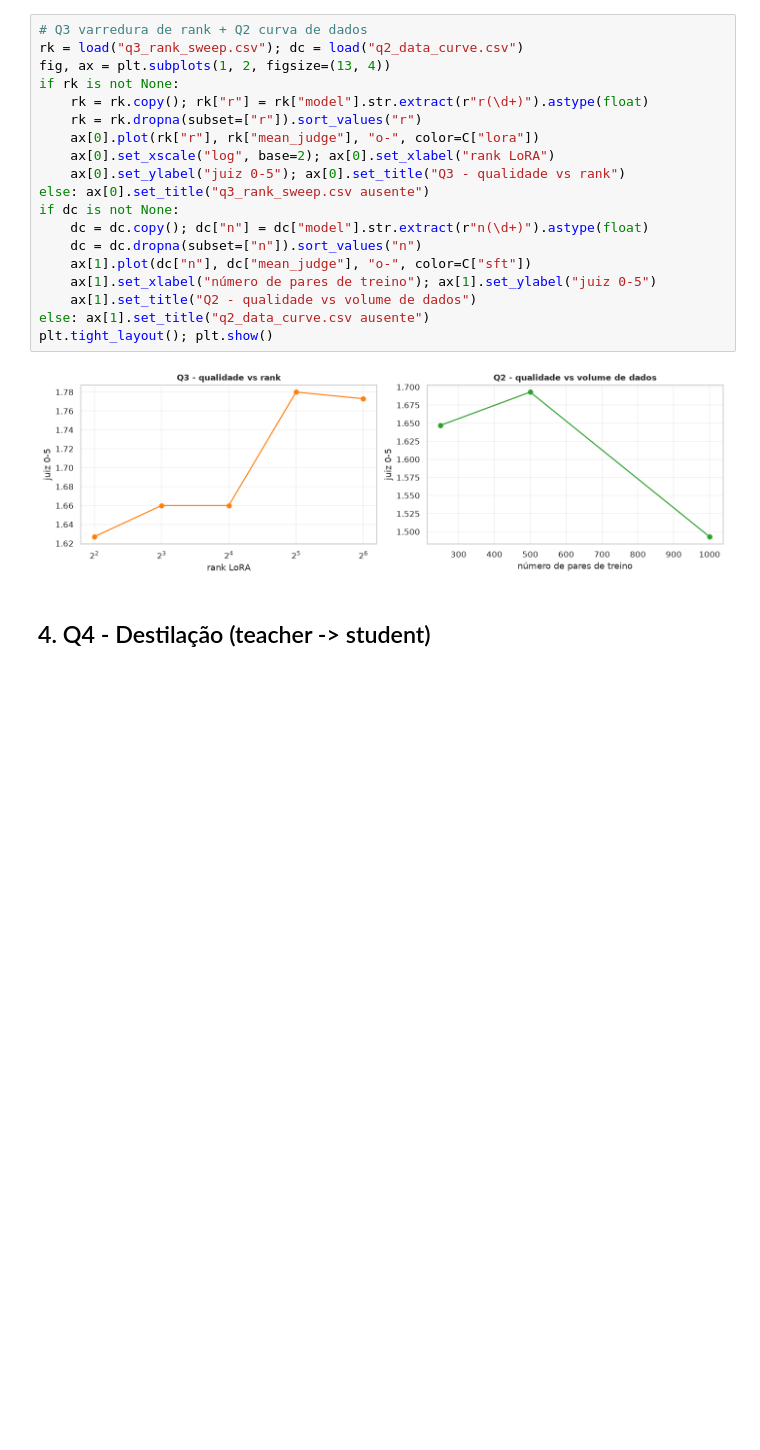
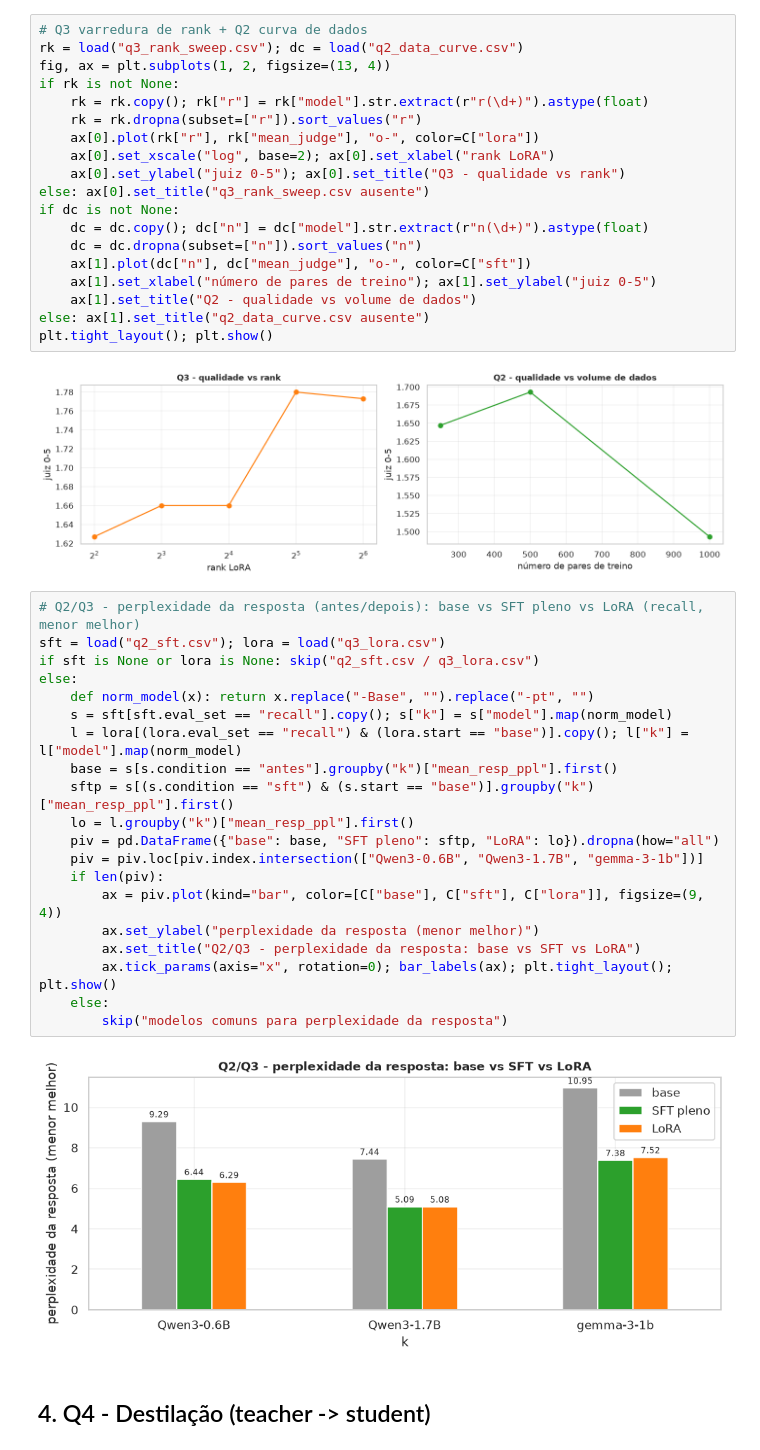
Before and after one commit to matheuskaiky/llm-finetuning, a Jupyter notebook: notebooks/graficos_resultados.ipynb, the cells around one changed output. Drawn from its saved outputs; the diff is of its cells as text; blank space fills up the shorter version.

```diff
--- a/notebooks/graficos_resultados.ipynb
+++ b/notebooks/graficos_resultados.ipynb
@@ -329,6 +377,28 @@ else: ax[1].set_title("q2_data_curve.csv ausente")
 plt.tight_layout(); plt.show()
 # %% [output]
 [figure]
+# %%
+# Q2/Q3 - perplexidade da resposta (antes/depois): base vs SFT pleno vs LoRA (recall, menor melhor)
+sft = load("q2_sft.csv"); lora = load("q3_lora.csv")
+if sft is None or lora is None: skip("q2_sft.csv / q3_lora.csv")
+else:
+    def norm_model(x): return x.replace("-Base", "").replace("-pt", "")
+    s = sft[sft.eval_set == "recall"].copy(); s["k"] = s["model"].map(norm_model)
+    l = lora[(lora.eval_set == "recall") & (lora.start == "base")].copy(); l["k"] = l["model"].map(norm_model)
+    base = s[s.condition == "antes"].groupby("k")["mean_resp_ppl"].first()
+    sftp = s[(s.condition == "sft") & (s.start == "base")].groupby("k")["mean_resp_ppl"].first()
+    lo = l.groupby("k")["mean_resp_ppl"].first()
+    piv = pd.DataFrame({"base": base, "SFT pleno": sftp, "LoRA": lo}).dropna(how="all")
+    piv = piv.loc[piv.index.intersection(["Qwen3-0.6B", "Qwen3-1.7B", "gemma-3-1b"])]
+    if len(piv):
+        ax = piv.plot(kind="bar", color=[C["base"], C["sft"], C["lora"]], figsize=(9, 4))
+        ax.set_ylabel("perplexidade da resposta (menor melhor)")
+        ax.set_title("Q2/Q3 - perplexidade da resposta: base vs SFT vs LoRA")
+        ax.tick_params(axis="x", rotation=0); bar_labels(ax); plt.tight_layout(); plt.show()
+    else:
+        skip("modelos comuns para perplexidade da resposta")
+# %% [output]
+[figure, added]
 # %% [markdown]
 ## 4. Q4 - Destilação (teacher -> student)
 # %%
```
Also changed, not shown: parts of 5 cells of this notebook, 1 other file.
